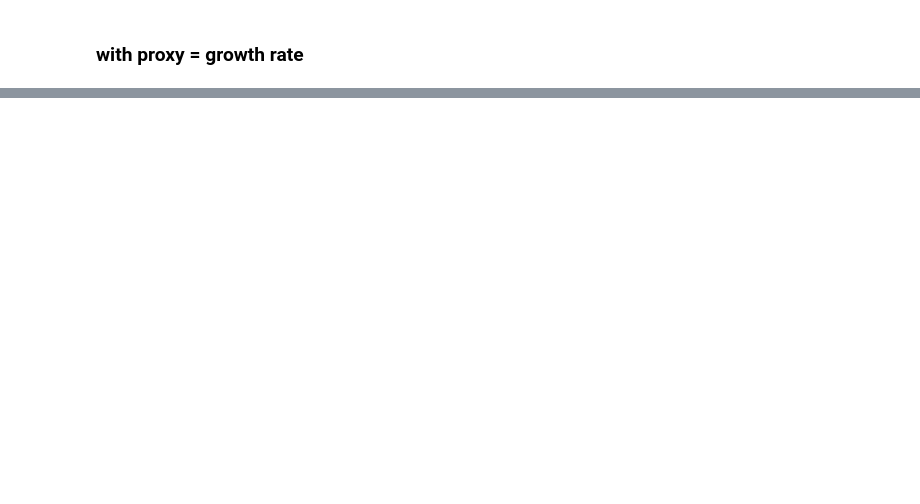
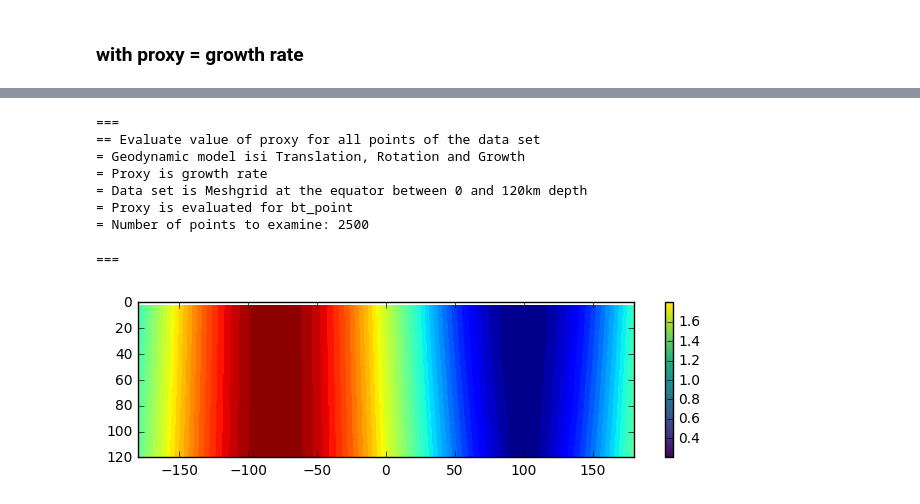
Before and after one commit to MarineLasbleis/GrowYourIC, a Jupyter notebook: SlowTranslation.ipynb, the cells around one changed output, grey strips where cells are left out. Cells and saved outputs as stored; diff of their text form; code cells hidden in the pictures; blank space fills up the shorter version.

```diff
--- a/SlowTranslation.ipynb
+++ b/SlowTranslation.ipynb
@@ -190,0 +191,23 @@ fig.savefig("figures/depth_slow-translation_random.pdf", bbox_inches='tight')
+# %%
+data_meshgrid = data.Equator_upperpart(50,50)
+data_meshgrid.method = "bt_point"
+proxy_meshgrid = geodyn.evaluate_proxy(data_meshgrid, geodynModel, proxy_type="growth rate", verbose = False)
+r, t, p = data_meshgrid.extract_rtp("bottom_turning_point")
+
+fig3, ax3 = plt.subplots(figsize=(8, 2))
+X, Y, Z  = data_meshgrid.mesh_RPProxy(proxy_meshgrid)
+ax3.contourf(Y, rICB_dim*(1.-X), Z, 40)
+ax3.set_ylim(-0, 120)
+fig3.gca().invert_yaxis()
+ax3.set_xlim(-180,180)
+cbar = fig3.colorbar(sc)
+# %% [output]
+===
+== Evaluate value of proxy for all points of the data set
+= Geodynamic model isi Translation, Rotation and Growth
+= Proxy is growth rate
+= Data set is Meshgrid at the equator between 0 and 120km depth
+= Proxy is evaluated for bt_point
+= Number of points to examine: 2500
+===
+[figure, added]
```
Also changed, not shown: parts of 3 cells of this notebook, 3 other files.
